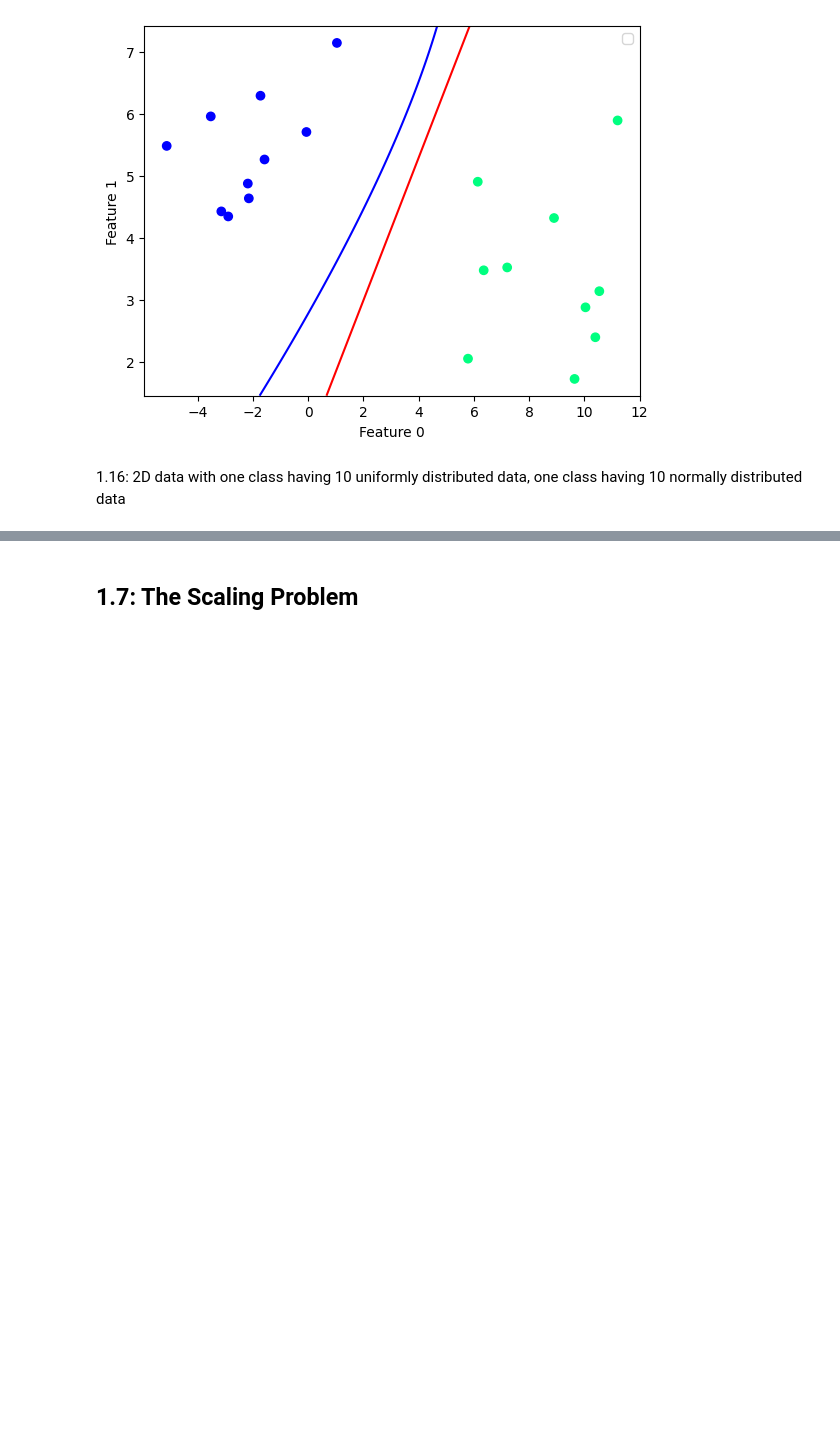
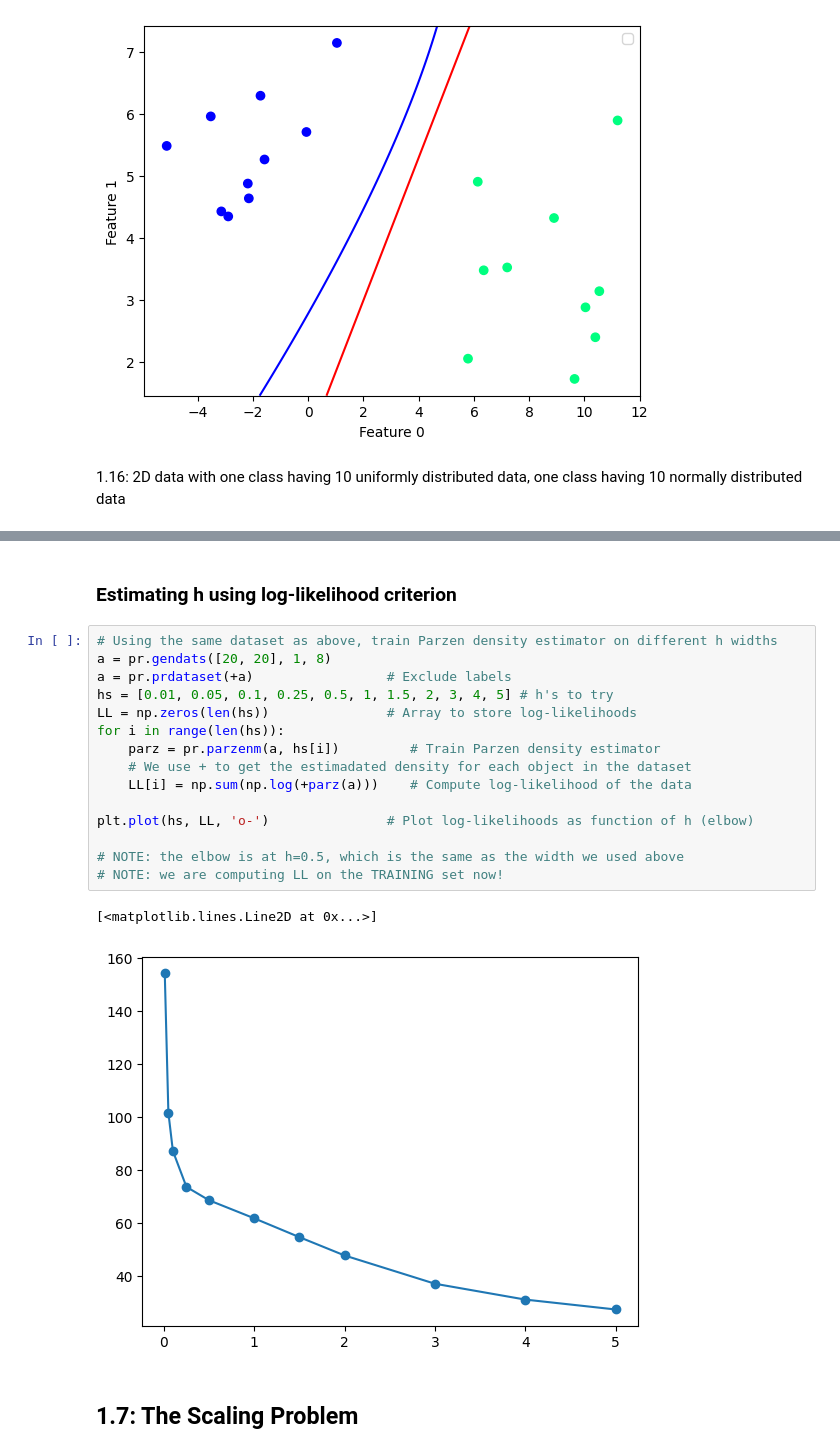
Before and after one commit to nadinekuo/MachineLearning1-Labs, a Jupyter notebook: 1-Basics-of-ML/1.1-decision-theory.ipynb, the cells around one changed output, grey strips where cells are left out. Drawn from its saved outputs; the diff is of its cells as text; blank space fills up the shorter version.

```diff
--- a/1-Basics-of-ML/1.1-decision-theory.ipynb
+++ b/1-Basics-of-ML/1.1-decision-theory.ipynb
@@ -284,2 +298,22 @@ See: https://matplotlib.org/stable/users/explain/axes/legend_guide.html#controll
+# %% [markdown]
+### Estimating h using log-likelihood criterion
+# %%
+# Using the same dataset as above, train Parzen density estimator on different h widths
+a = pr.gendats([20, 20], 1, 8)
+a = pr.prdataset(+a)                 # Exclude labels
+hs = [0.01, 0.05, 0.1, 0.25, 0.5, 1, 1.5, 2, 3, 4, 5] # h's to try
+LL = np.zeros(len(hs))               # Array to store log-likelihoods
+for i in range(len(hs)):
+    parz = pr.parzenm(a, hs[i])         # Train Parzen density estimator
+    # We use + to get the estimadated density for each object in the dataset
+    LL[i] = np.sum(np.log(+parz(a)))    # Compute log-likelihood of the data
+
+plt.plot(hs, LL, 'o-')               # Plot log-likelihoods as function of h (elbow)
+
+# NOTE: the elbow is at h=0.5, which is the same as the width we used above
+# NOTE: we are computing LL on the TRAINING set now!
+# %% [output]
+[<matplotlib.lines.Line2D at 0x...>]
+[figure, added]
 # %% [markdown]
 ## 1.7: The Scaling Problem
```
Also changed, not shown: parts of 3 cells of this notebook.
